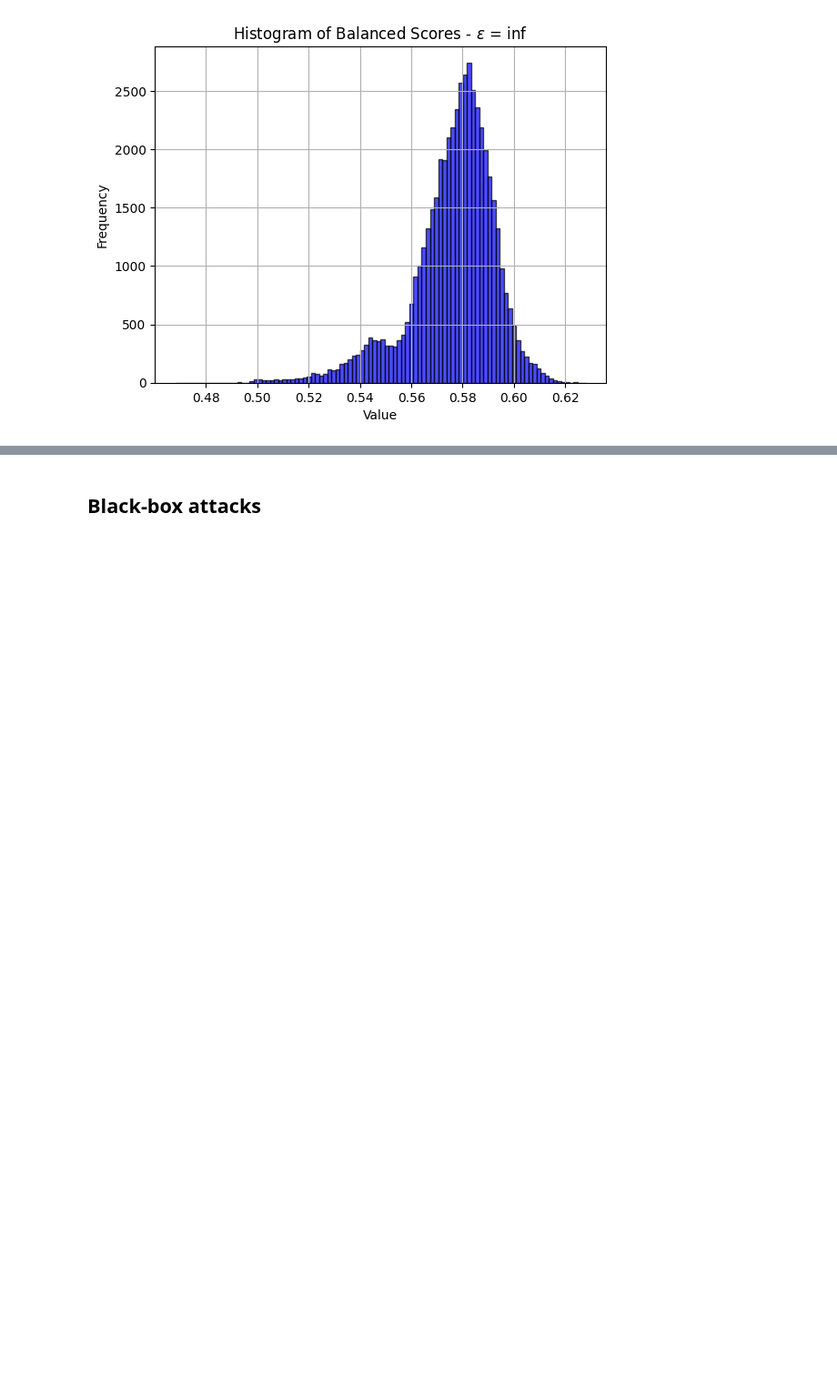
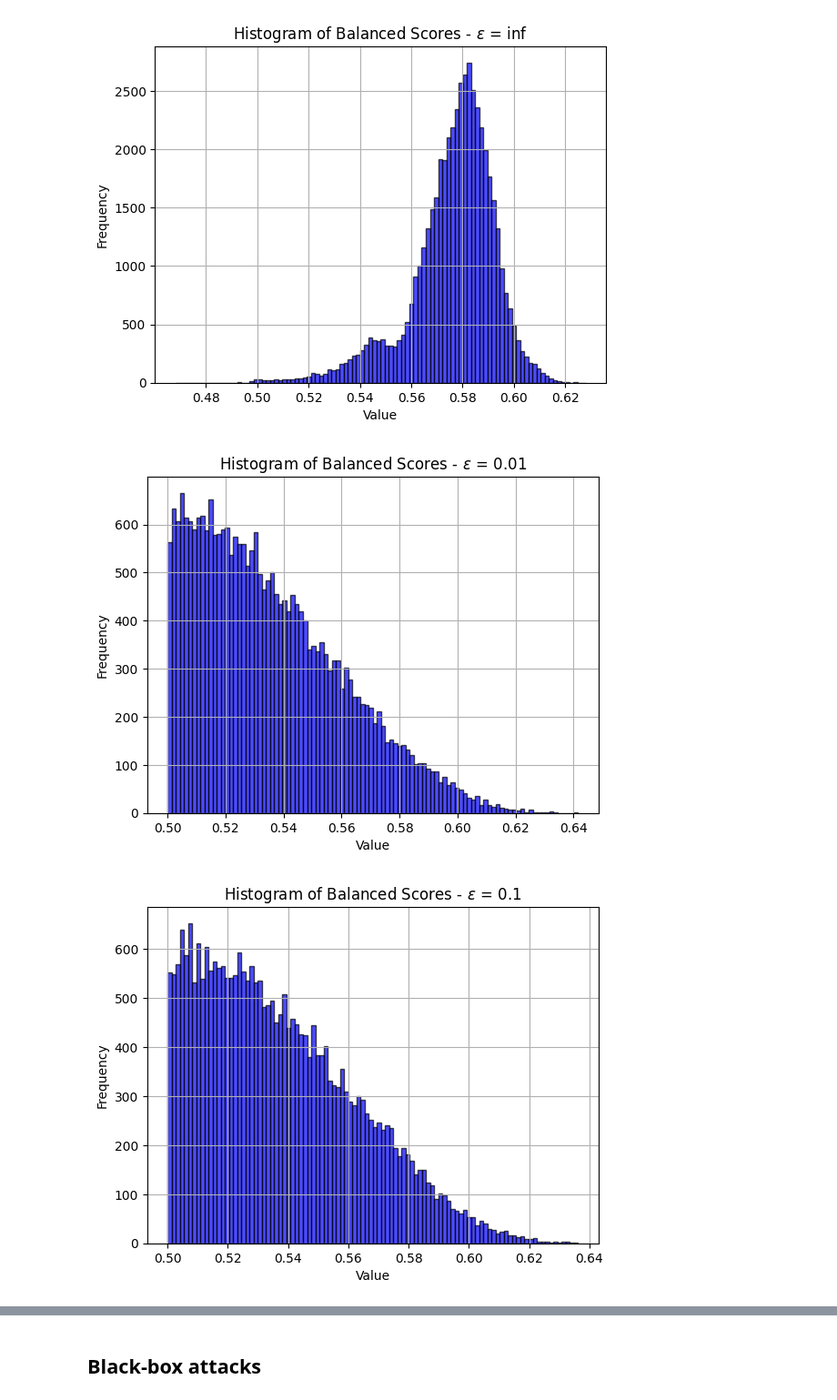
Before and after one commit to joserapa98/tns4loris, a Jupyter notebook: privacy/attacks.ipynb, the cells around one changed output, grey strips where cells are left out. Shown at 91% size. Saved outputs shown, nothing was run; the diff lists cells and outputs as text; code cells hidden in the pictures; blank space fills up the shorter version.

```diff
--- a/privacy/attacks.ipynb
+++ b/privacy/attacks.ipynb
@@ -1601,3 +1601,29 @@ for eps in epsilon_list:
 [figure]
 [figure]
 [figure]
+# %%
+lower_bound = 0.5
+
+for eps in epsilon_list:
+    # idx = (all_bal_accs[eps] > lower_bound).all(dim=1)
+    idx = (all_bal_accs[eps][:, -1] > lower_bound)
+
+    all_labels[eps] = all_labels[eps][idx]
+    all_params[eps] = all_params[eps][idx]
+    all_bal_accs[eps] = all_bal_accs[eps][idx]
+    all_auc_scores[eps] = all_auc_scores[eps][idx]
+# %%
+# Plot histogram scores
+for eps in epsilon_list:
+    plt.hist(all_bal_accs[eps][:, -1].numpy(), bins=100, alpha=0.7,
+             color='blue', edgecolor='black')
+    plt.xlabel("Value")
+    plt.ylabel("Frequency")
+    plt.title(f"Histogram of Balanced Scores - $\epsilon$ = {eps}")
+    plt.grid(True)
+
+    # Show plot
+    plt.show()
+# %% [output]
+[figure, added]
+[figure, added]
```
Also changed, not shown: parts of 9 cells of this notebook, 1 other file.
